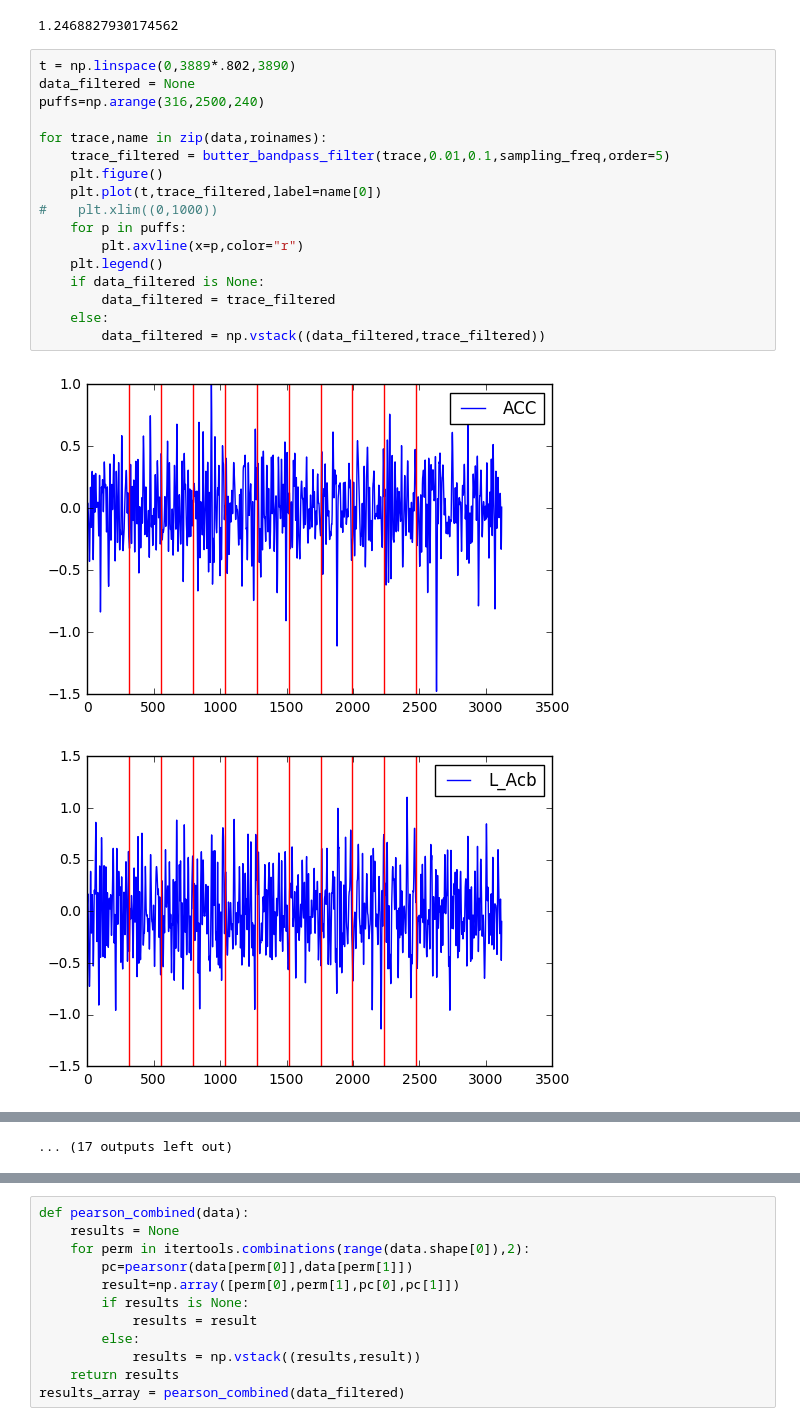
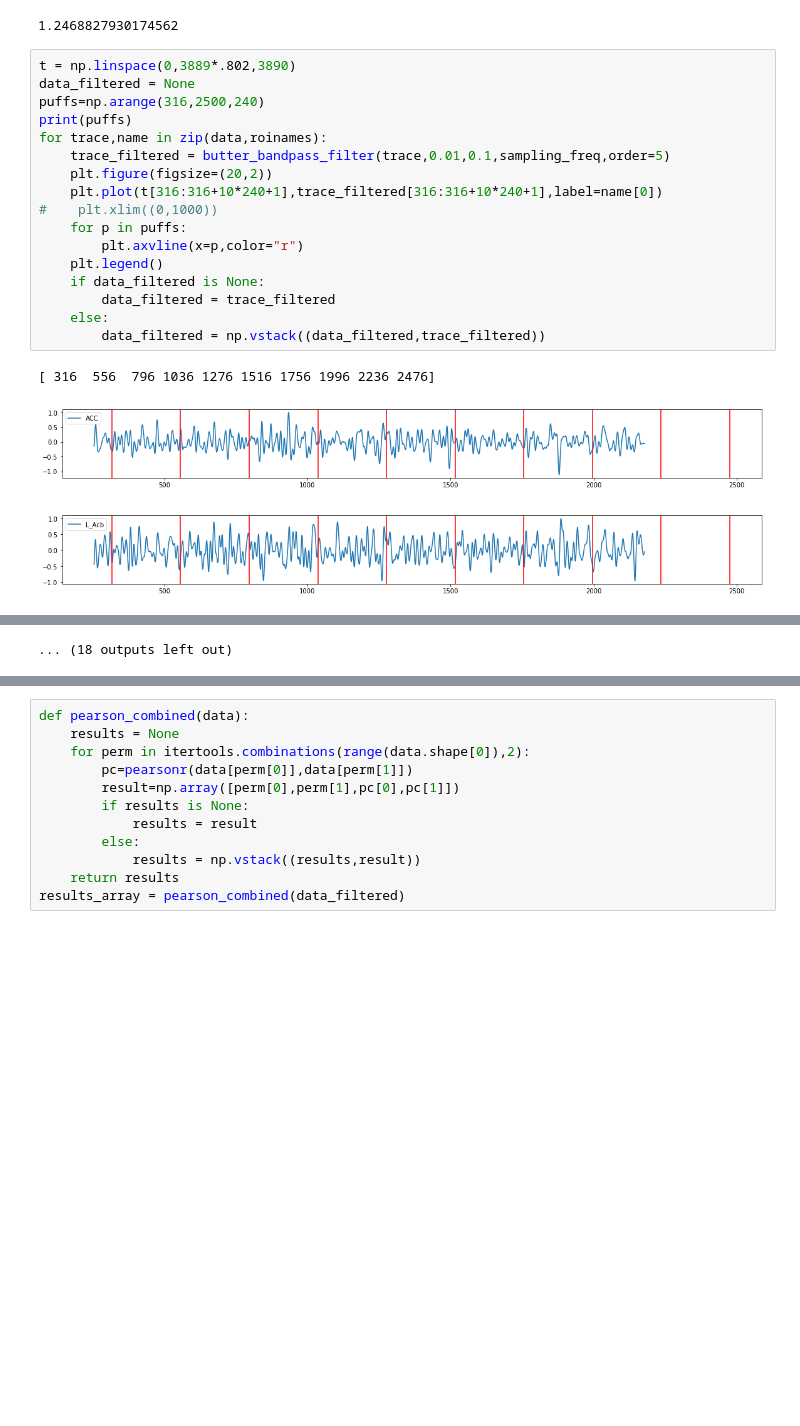
Before and after one commit to hstrey/nicotine-paper, a Jupyter notebook: fMRI time series analysis NIC12 filtered.ipynb, the cells around one changed output, grey strips where cells are left out. Saved outputs shown, nothing was run; the diff lists cells and outputs as text; blank space fills up the shorter version.

```diff
--- a/fMRI time series analysis NIC12 filtered.ipynb
+++ b/fMRI time series analysis NIC12 filtered.ipynb
@@ -67,20 +67,21 @@ print(sampling_freq)
 # %%
 t = np.linspace(0,3889*.802,3890)
 data_filtered = None
 puffs=np.arange(316,2500,240)
-
+print(puffs)
 for trace,name in zip(data,roinames):
     trace_filtered = butter_bandpass_filter(trace,0.01,0.1,sampling_freq,order=5)
-    plt.figure()
-    plt.plot(t,trace_filtered,label=name[0])
+    plt.figure(figsize=(20,2))
+    plt.plot(t[316:316+10*240+1],trace_filtered[316:316+10*240+1],label=name[0])
 #    plt.xlim((0,1000))
     for p in puffs:
         plt.axvline(x=p,color="r")
     plt.legend()
     if data_filtered is None:
         data_filtered = trace_filtered
     else:
         data_filtered = np.vstack((data_filtered,trace_filtered))
 # %% [output]
+[ 316  556  796 1036 1276 1516 1756 1996 2236 2476]
-[figure, old version]
+[figure, new version]
-[figure, old version]
+[figure, new version]
@@ -97,3 +97,3 @@ for trace,name in zip(data,roinames):
-... (17 outputs left out)
+... (18 outputs left out)
 # %%
 data_filtered.shape
```
Also changed, not shown: parts of 18 cells of this notebook.
